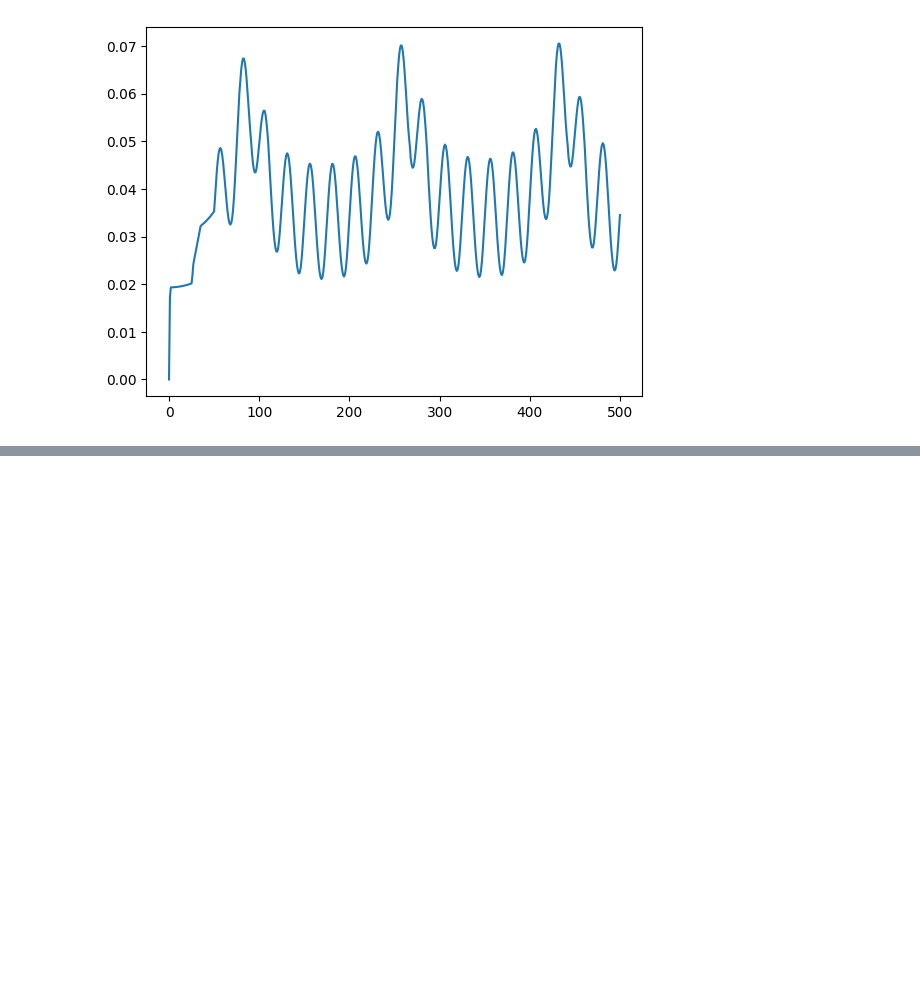
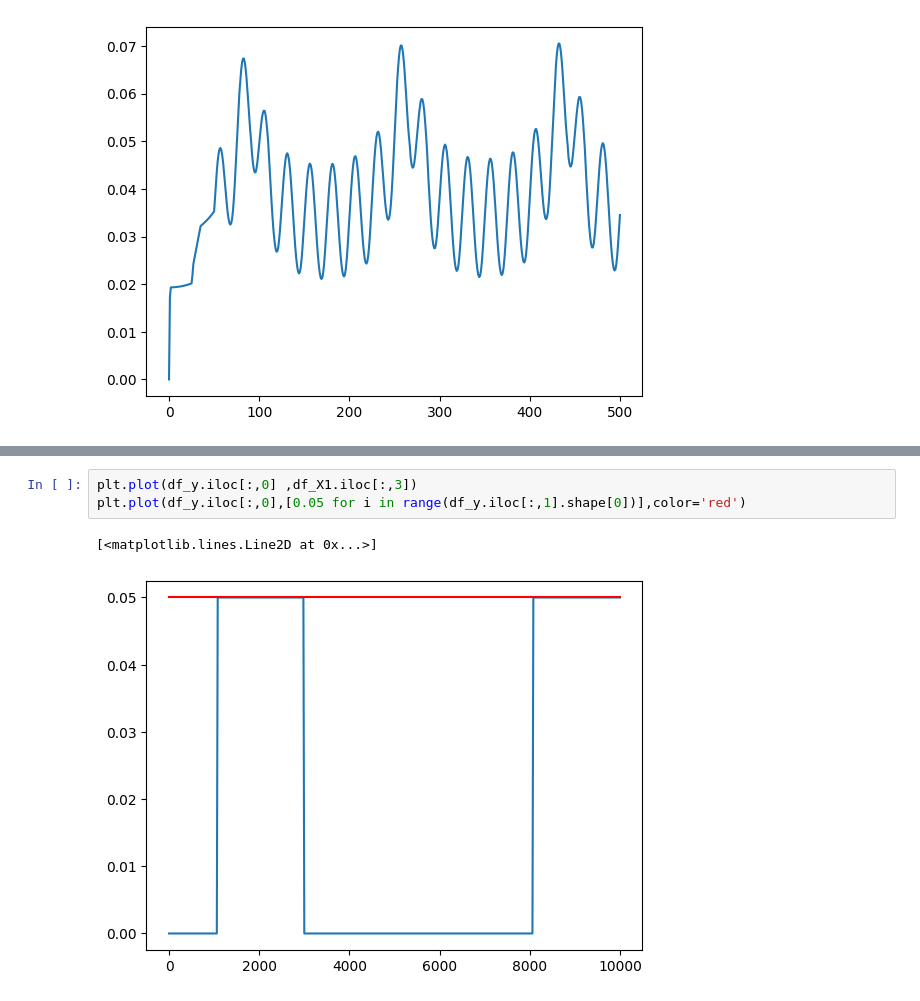
Before and after one commit to BigglesworthCat/Lab4, a Jupyter notebook: time_series.ipynb, the cells around one changed output, grey strips where cells are left out. Saved outputs shown, nothing was run; the diff lists cells and outputs as text; blank space fills up the shorter version.

```diff
--- a/time_series.ipynb
+++ b/time_series.ipynb
@@ -66,0 +91,6 @@ plt.plot(df.iloc[:,1])
+# %%
+plt.plot(df_y.iloc[:,0] ,df_X1.iloc[:,3])
+plt.plot(df_y.iloc[:,0],[0.05 for i in range(df_y.iloc[:,1].shape[0])],color='red')
+# %% [output]
+[<matplotlib.lines.Line2D at 0x...>]
+[figure, added]
```
Also changed, not shown: parts of 8 cells of this notebook, 3 other files.
